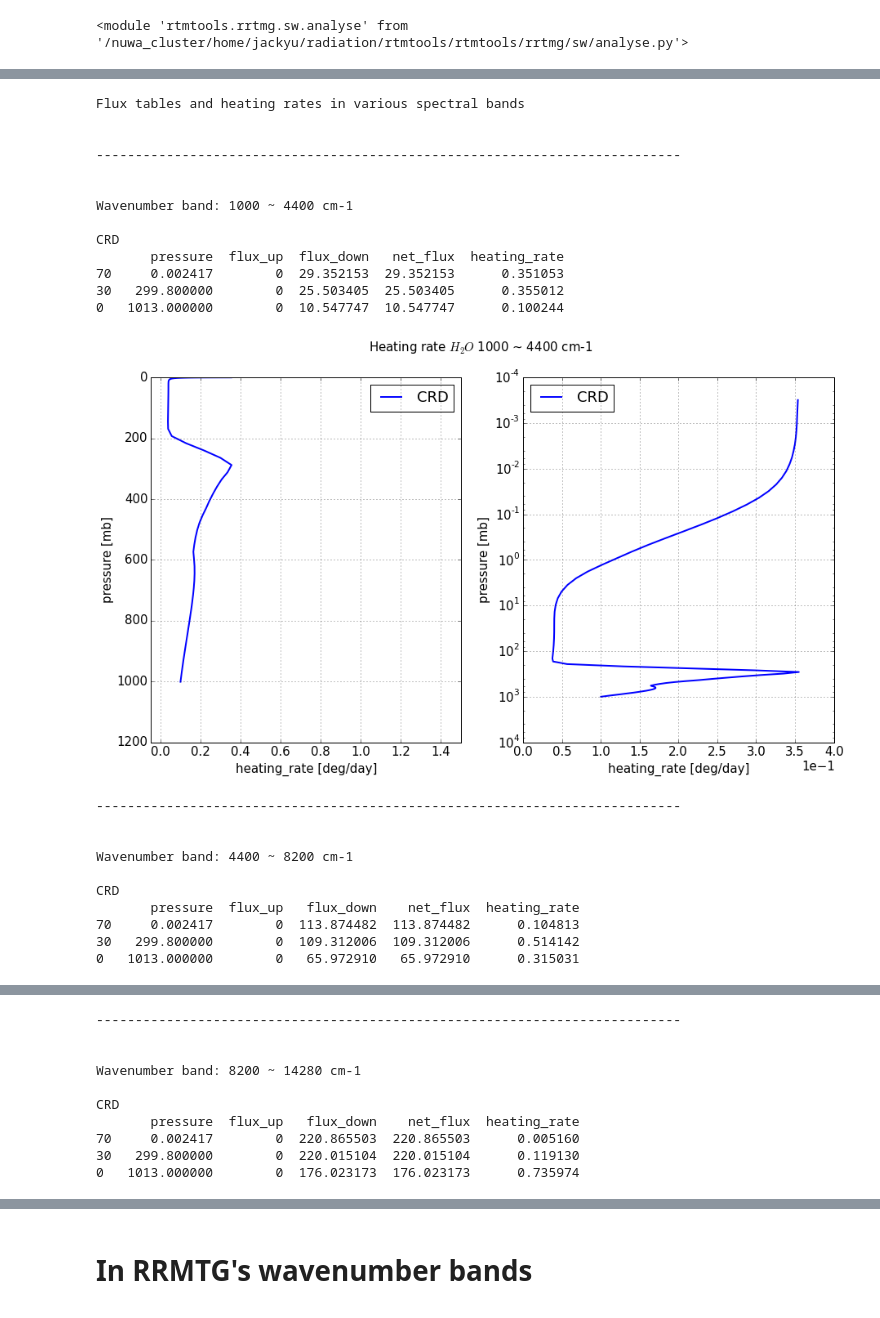
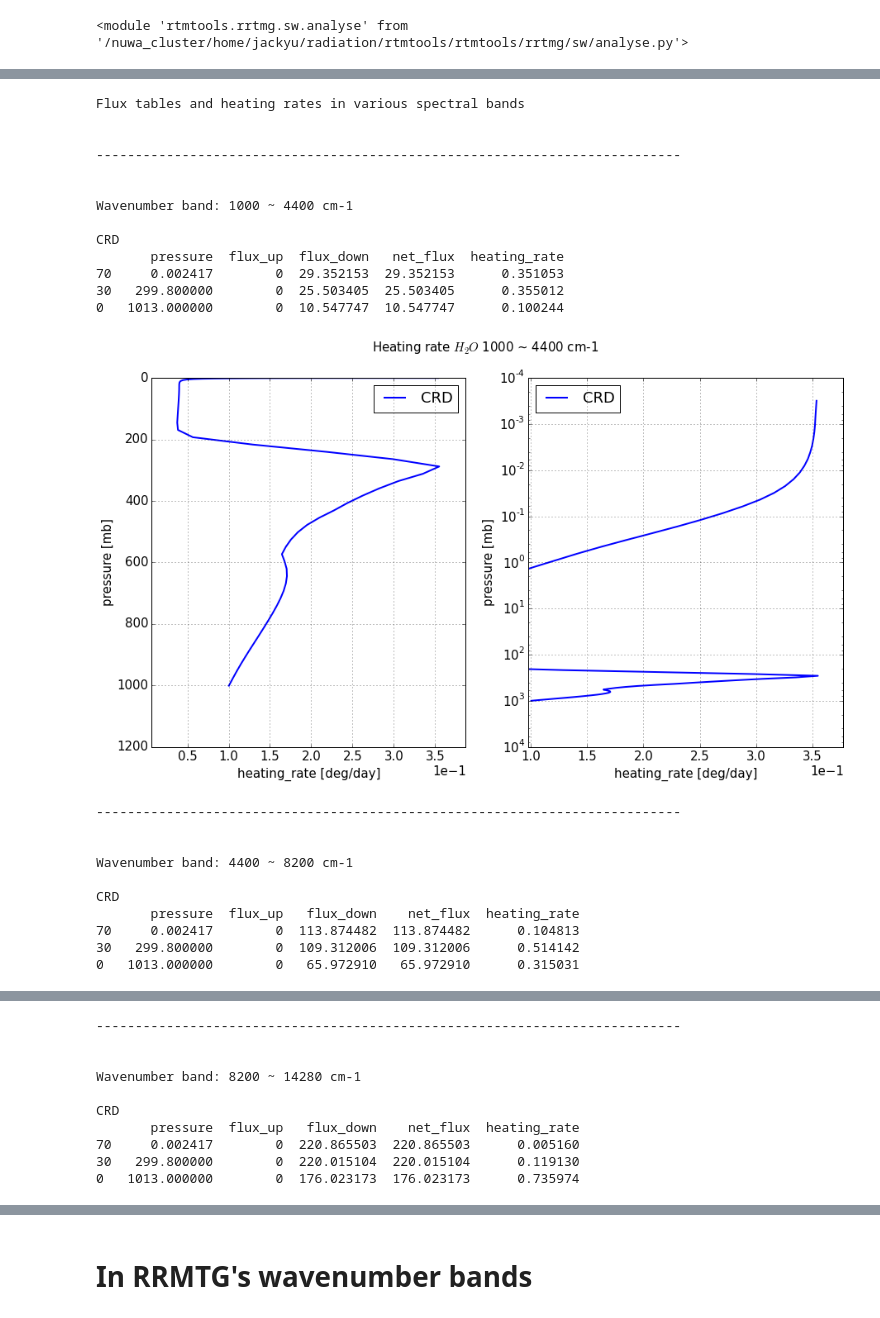
Before and after one commit to qAp/offline_radiation_notebooks, a Jupyter notebook: shortwave_mls_H2O_tmp.ipynb, the cells around one changed output, grey strips where cells are left out. Saved outputs shown, nothing was run; the diff lists cells and outputs as text; code cells hidden in the pictures.

Commit message:
update heating rates plots with auto-adjusted xlims

```diff
--- a/shortwave_mls_H2O_tmp.ipynb
+++ b/shortwave_mls_H2O_tmp.ipynb
@@ -87,31 +51,0 @@ plt.gca().invert_yaxis()
-# %%
-matplotlib.rcParams.update({'font.size': 20})
-fig = plt.figure(figsize = (12, 12))
-ax = fig.add_subplot(111,
-                     title = 'Heating rate H2O',
-                     xlabel = 'heating rate [deg/day]',
-                     ylabel = 'pressure [mb]')
-
-lines = ax.semilogy(hr_crd, pres_crd,
-                    hr_clirad, pres_clirad,
-                    hr_rrtmg, pres_rrtmg)
-
-ax.xaxis.get_major_formatter().set_powerlimits((0, 1))
-
-#ax.set_yscale('log')
-#ax.set_xlim(left = -0.02, right = 1.5)
-
-ax.set_yscale('linear')
-ax.set_xlim(left = 0.8, right = 1.4)
-
-linestyles = ['-', '--', '--']
-colours    = ['b', 'b', 'g']
-
-[plt.setp(line, linestyle = style, color = colour, linewidth = 2.) \
-for line, style, colour in zip(lines, linestyles, colours)]
-
-plt.grid(b = True)
-plt.legend(['CRD', 'CLIRAD', 'AER RRTMG'], loc = 'best')
-plt.gca().invert_yaxis()
-
-#plt.savefig('hr_mls_H2O_lineary.png')
@@ -159,8 +90,6 @@ def plot_total_heating_rates(infos_wavenumber = None, infos_spectralband = None)
 
     display.display(plt.gcf()); plt.close()
 # %%
-xlim_linear = (0, 3)
-
 plot_total_heating_rates(infos_wavenumber = [('CRD', 'b', '-', pnl_crd),
                                             ('RRTMG', 'g', '--', pnl_rrtmg)],
                         infos_spectralband = [('CLIRAD', 'b', '--', pnl_clirad)])
@@ -224,34 +153,32 @@ def fluxtableNhrplot_by_bands(bands, *infos_lbl):
                               colours = colours,
                               title = 'Heating rate {} {} ~ {} cm-1'.format(name_molecule, *item),
                               cooling_rate = False,
-                             xlim_linear = xlim_linear,
-                             xlim_log = (- .5, 20) if max_cr >= 20 else None)
+                              xlim_linear = None,
+                              xlim_log = None)
 
         display.display(plt.gcf()); plt.close()
 # %%
 print('Flux tables and heating rates in various spectral bands')
 print()
 print()
 
-xlim_linear = (-.05, 1.5)
-
 fluxtableNhrplot_by_bands(define_spectral_bands(), \
                          ('CRD', 'b', '-', pnl_crd))
 # %% [output]
 Flux tables and heating rates in various spectral bands
 
 
 ---------------------------------------------------------------------------
 
 
 Wavenumber band: 1000 ~ 4400 cm-1
 
 CRD
        pressure  flux_up  flux_down   net_flux  heating_rate
 70     0.002417        0  29.352153  29.352153      0.351053
 30   299.800000        0  25.503405  25.503405      0.355012
 0   1013.000000        0  10.547747  10.547747      0.100244
-[figure, old version]
+[figure, new version]
 ---------------------------------------------------------------------------
 
 
```
Also changed, not shown: parts of 12 cells of this notebook.
